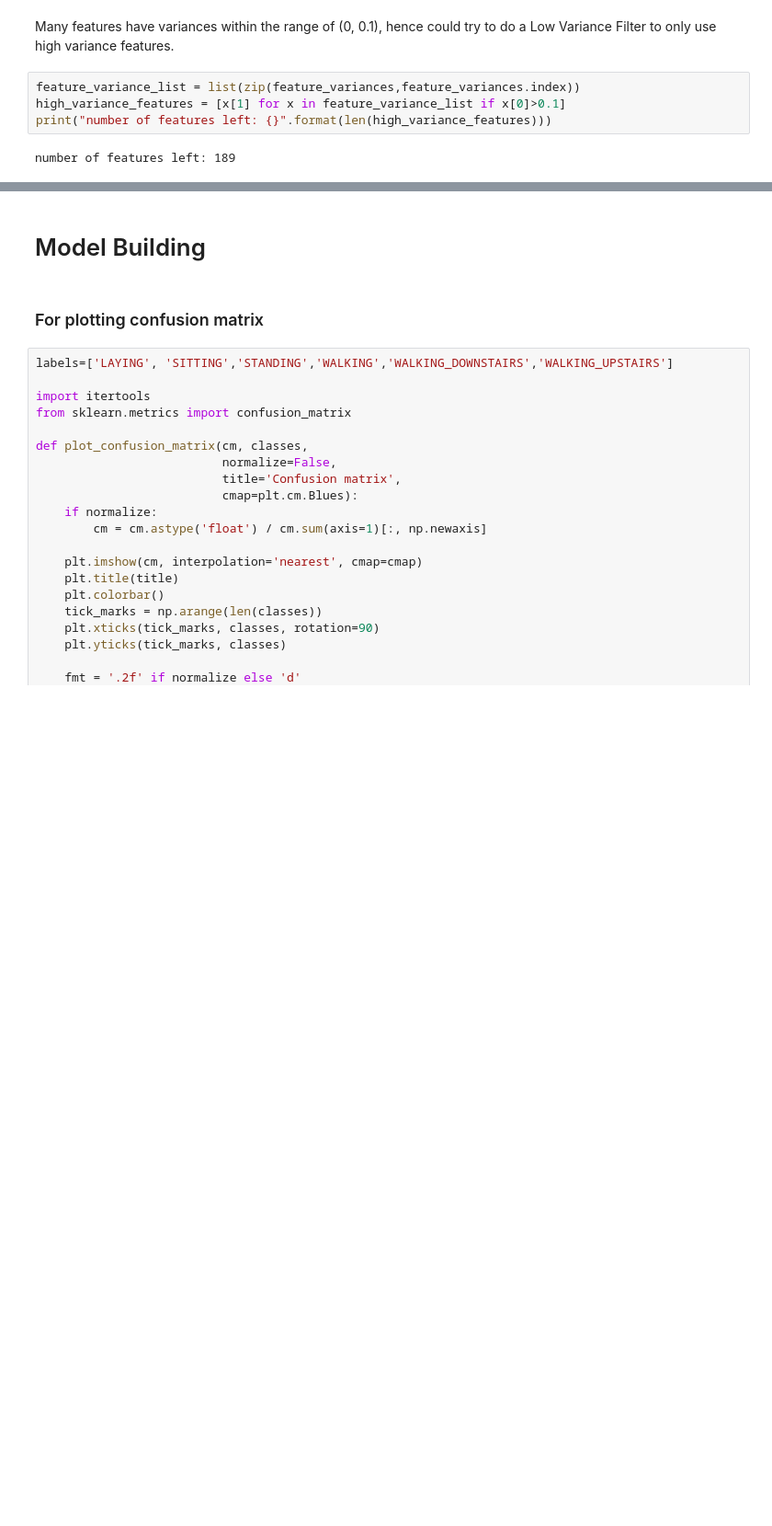
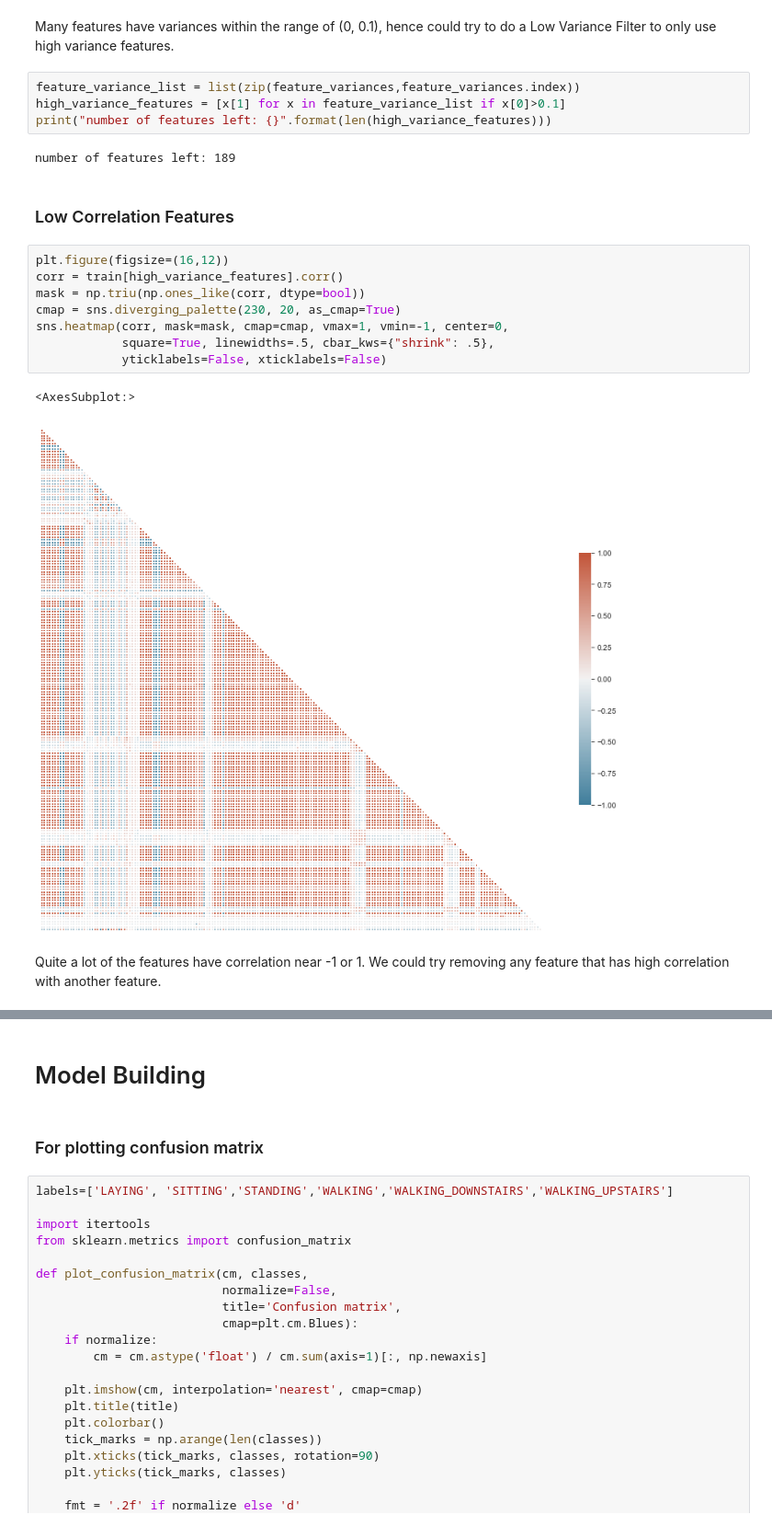
Before and after one commit to lohQ/hac-notebook, a Jupyter notebook: QY_Notebook.ipynb, the cells around one changed output, grey strips where cells are left out. Shown at 92% size. Drawn from its saved outputs; the diff is of its cells as text; blank space fills up the shorter version.

```diff
--- a/QY_Notebook.ipynb
+++ b/QY_Notebook.ipynb
@@ -232,3 +235,18 @@ high_variance_features = [x[1] for x in feature_variance_list if x[0]>0.1]
 print("number of features left: {}".format(len(high_variance_features)))
 # %% [output]
 number of features left: 189
+# %% [markdown]
+### Low Correlation Features
+# %%
+plt.figure(figsize=(16,12))
+corr = train[high_variance_features].corr()
+mask = np.triu(np.ones_like(corr, dtype=bool))
+cmap = sns.diverging_palette(230, 20, as_cmap=True)
+sns.heatmap(corr, mask=mask, cmap=cmap, vmax=1, vmin=-1, center=0,
+            square=True, linewidths=.5, cbar_kws={"shrink": .5},
+            yticklabels=False, xticklabels=False)
+# %% [output]
+<AxesSubplot:>
+[figure, added]
+# %% [markdown]
+Quite a lot of the features have correlation near -1 or 1. We could try removing any feature that has high correlation with another feature.
```
Also changed, not shown: parts of 53 cells of this notebook.
